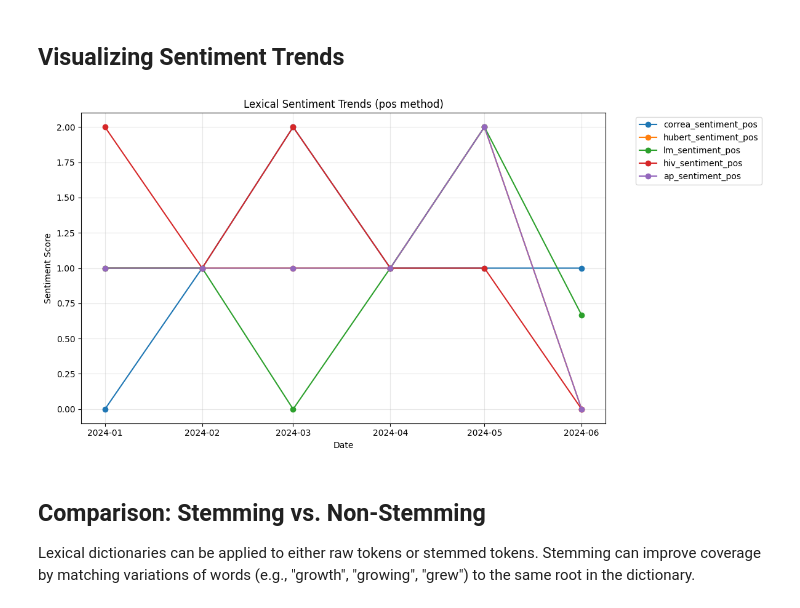
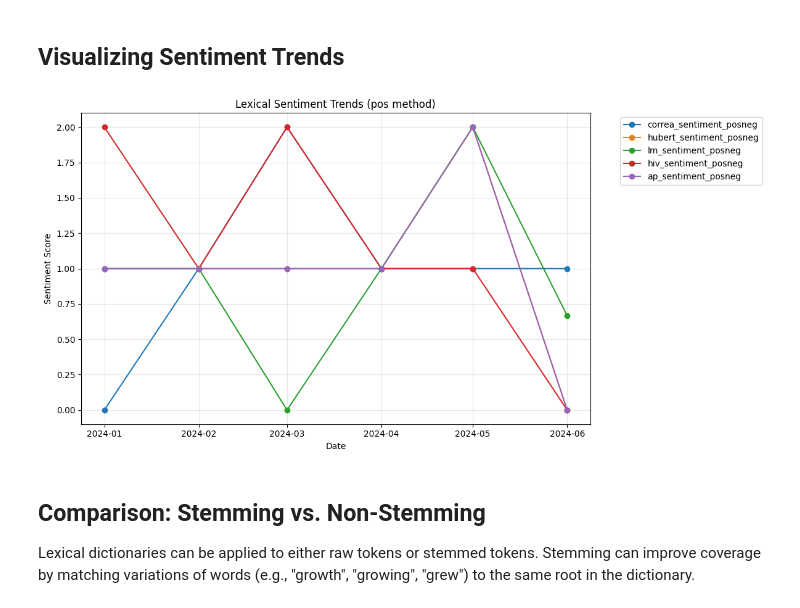
Before and after one commit to corybaird/auto-econ-sentiment, a Jupyter notebook: notebooks/autoecon_demo.ipynb, the cells around one changed output. Saved outputs shown, nothing was run; the diff lists cells and outputs as text; code cells hidden in the pictures.

```diff
--- a/notebooks/autoecon_demo.ipynb
+++ b/notebooks/autoecon_demo.ipynb
@@ -88,7 +86,7 @@ WARNING:root:spaCy model not found. Falling back to NLTK.
 # Run Lexical Sentiment Analysis
 # We'll use a few dictionaries and both aggregation methods
 dictionaries = ["correa", "hubert", "lm", "hiv", "ap"]
-aggregation_methods = ["pos", "alt"]
+aggregation_methods = ["allwords", "posneg"]
 text_columns = ["text", "text_stems"]
 
 df_sent_lexical = analyzer.analyze_sentiment_lexical(
@@ -171,6 +169,6 @@ df_sent_lexical[sentiment_columns].describe().round(1)
 # %% [markdown]
 ## 2.1 Show example of sentiment and keywords
 # %%
-df_sent_lexical_text = pd.merge(df_clean[['id_text', 'text']], df_sent_lexical, on = 'id_text')
+df_sent_lexical_text = pd.merge(df_clean[['id_text', 'text','date']], df_sent_lexical, on = 'id_text')
 df_sent_lexical_text.head(2)
 # %% [output]
@@ -245,20 +243,22 @@ show_dictionary_example("ap")
 # %%
 import matplotlib.pyplot as plt
 import seaborn as sns
+
+df_final = df_sent_lexical_text
 
 plt.figure(figsize=(12, 6))
 for col in [c for c in sentiment_columns if 'pos' in c and 'stem' not in c]:
     plt.plot(df_final['date'], df_final[col], label=col, marker='o')
 
 plt.title('Lexical Sentiment Trends (pos method)')
 plt.xlabel('Date')
 plt.ylabel('Sentiment Score')
 plt.legend(bbox_to_anchor=(1.05, 1), loc='upper left')
 plt.grid(True, alpha=0.3)
 plt.tight_layout()
 plt.show()
 # %% [output]
-[figure, old version]
+[figure, new version]
 # %% [markdown]
 ## Comparison: Stemming vs. Non-Stemming
 
```
Also changed, not shown: parts of 13 cells of this notebook, 6 other files.
